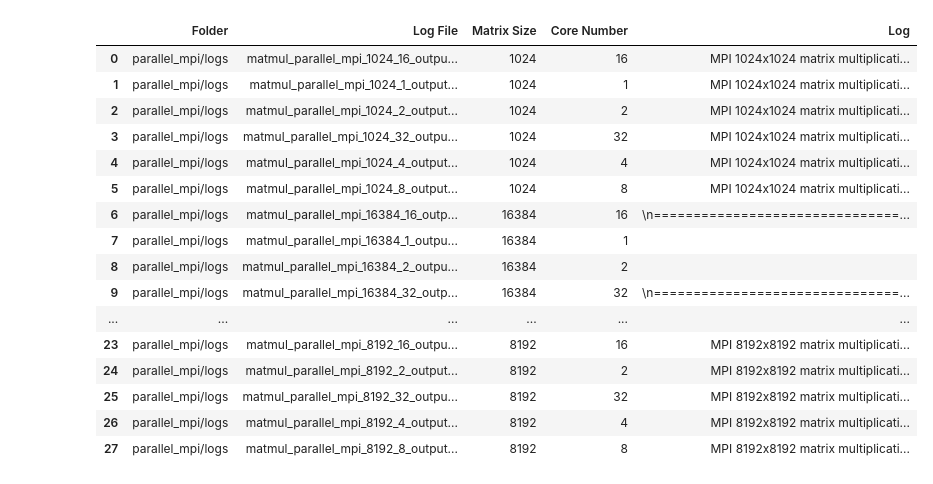
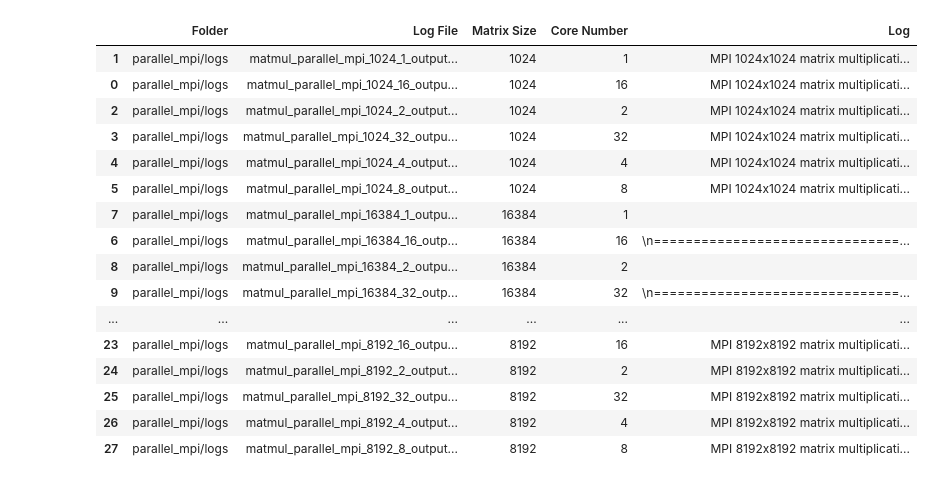
Before and after one commit to arbaazali872/HPC_uni_tn_2025, a Jupyter notebook: HPC_uni_tn_2025/visuals.ipynb, the cells around one changed output. Saved outputs shown, nothing was run; the diff lists cells and outputs as text; code cells hidden in the pictures.

```diff
--- a/HPC_uni_tn_2025/visuals.ipynb
+++ b/HPC_uni_tn_2025/visuals.ipynb
@@ -18,41 +18,42 @@ for folder in subfolders:
     logs[folder] = []
     for root, _, files in os.walk(folder):
         for file in files:
             if file.endswith('output.log'):  # Check if the file is a log file
                 file_path = os.path.join(root, file)
 
                 with open(file_path, 'r') as f:
                     log_content = f.read()  # Read the entire content of the log file
                     logs[folder].append(log_content)
 
                 # Extract matrix size and core number from the file name
                 tokens = file.split('_')
                 if len(tokens) >= 5:
                     matrix_size = tokens[3]  # Fourth part is matrix size
                     core_number = tokens[4]  # Fifth part is core number
                     extracted_data.append({
                         'Folder': folder,
                         'Log File': file,
                         'Matrix Size': matrix_size,
                         'Core Number': core_number,
                         'Log': log_content  # Add the log content as the last column
                     })
 
 # Convert the extracted data into a DataFrame
 extracted_data_df_mpi = pd.DataFrame(extracted_data)
 
 # Display the DataFrame
+extracted_data_df_mpi.sort_values(by=['Matrix Size', 'Core Number'], inplace=True)
 extracted_data_df_mpi
 # %% [output]
 |  | Folder | Log File | Matrix Size | Core Number | Log |
+| 1 | parallel_mpi/logs | matmul_parallel_mpi_1024_1_output... | 1024 | 1 | MPI 1024x1024 matrix multiplicati... |
 | 0 | parallel_mpi/logs | matmul_parallel_mpi_1024_16_outpu... | 1024 | 16 | MPI 1024x1024 matrix multiplicati... |
-| 1 | parallel_mpi/logs | matmul_parallel_mpi_1024_1_output... | 1024 | 1 | MPI 1024x1024 matrix multiplicati... |
 | 2 | parallel_mpi/logs | matmul_parallel_mpi_1024_2_output... | 1024 | 2 | MPI 1024x1024 matrix multiplicati... |
 | 3 | parallel_mpi/logs | matmul_parallel_mpi_1024_32_outpu... | 1024 | 32 | MPI 1024x1024 matrix multiplicati... |
 | 4 | parallel_mpi/logs | matmul_parallel_mpi_1024_4_output... | 1024 | 4 | MPI 1024x1024 matrix multiplicati... |
 | 5 | parallel_mpi/logs | matmul_parallel_mpi_1024_8_output... | 1024 | 8 | MPI 1024x1024 matrix multiplicati... |
+| 7 | parallel_mpi/logs | matmul_parallel_mpi_16384_1_outpu... | 16384 | 1 |  |
 | 6 | parallel_mpi/logs | matmul_parallel_mpi_16384_16_outp... | 16384 | 16 | \n===============================... |
-| 7 | parallel_mpi/logs | matmul_parallel_mpi_16384_1_outpu... | 16384 | 1 |  |
 | 8 | parallel_mpi/logs | matmul_parallel_mpi_16384_2_outpu... | 16384 | 2 |  |
 | 9 | parallel_mpi/logs | matmul_parallel_mpi_16384_32_outp... | 16384 | 32 | \n===============================... |
 | ... | ... | ... | ... | ... | ... |
```
Also changed, not shown: parts of 5 cells of this notebook.
